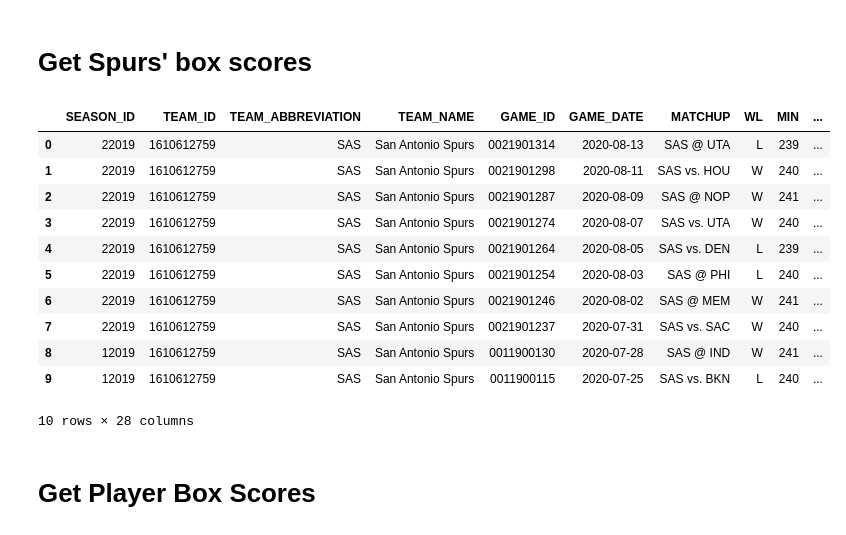
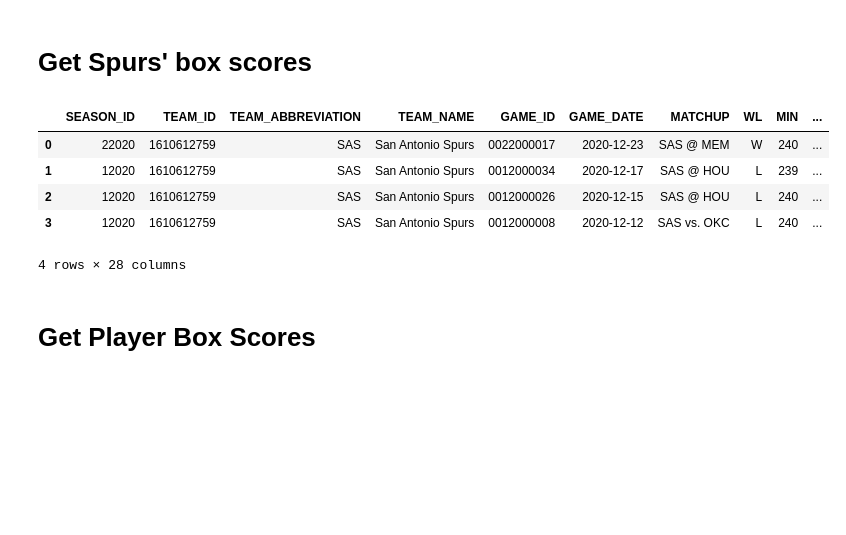
Before and after one commit to SpecCRA/vlads_data_project, a Jupyter notebook: data_scraper_prototype.ipynb, the cells around one changed output. Drawn from its saved outputs; the diff is of its cells as text; code cells hidden in the pictures; blank space fills up the shorter version.

Commit message:
updating script to current season

```diff
--- a/data_scraper_prototype.ipynb
+++ b/data_scraper_prototype.ipynb
@@ -56,22 +56,16 @@ spurs_id = spurs_info[0]['id'] # get spurs team ID
 # %%
 # find all Spurs games
 gamefinder = leaguegamefinder.LeagueGameFinder(team_id_nullable=spurs_id,
-                                              season_nullable='2019-20')
+                                              season_nullable='2020-21')
 spurs_games_df = gamefinder.get_data_frames()[0]
 spurs_games_df.head(n=10)
 # %% [output]
 |  | SEASON_ID | TEAM_ID | TEAM_ABBREVIATION | TEAM_NAME | GAME_ID | GAME_DATE | MATCHUP | WL | MIN | ... |
-| 0 | 22019 | 1610612759 | SAS | San Antonio Spurs | 0021901314 | 2020-08-13 | SAS @ UTA | L | 239 | ... |
-| 1 | 22019 | 1610612759 | SAS | San Antonio Spurs | 0021901298 | 2020-08-11 | SAS vs. HOU | W | 240 | ... |
-| 2 | 22019 | 1610612759 | SAS | San Antonio Spurs | 0021901287 | 2020-08-09 | SAS @ NOP | W | 241 | ... |
-| 3 | 22019 | 1610612759 | SAS | San Antonio Spurs | 0021901274 | 2020-08-07 | SAS vs. UTA | W | 240 | ... |
-| 4 | 22019 | 1610612759 | SAS | San Antonio Spurs | 0021901264 | 2020-08-05 | SAS vs. DEN | L | 239 | ... |
-| 5 | 22019 | 1610612759 | SAS | San Antonio Spurs | 0021901254 | 2020-08-03 | SAS @ PHI | L | 240 | ... |
-| 6 | 22019 | 1610612759 | SAS | San Antonio Spurs | 0021901246 | 2020-08-02 | SAS @ MEM | W | 241 | ... |
-| 7 | 22019 | 1610612759 | SAS | San Antonio Spurs | 0021901237 | 2020-07-31 | SAS vs. SAC | W | 240 | ... |
-| 8 | 12019 | 1610612759 | SAS | San Antonio Spurs | 0011900130 | 2020-07-28 | SAS @ IND | W | 241 | ... |
-| 9 | 12019 | 1610612759 | SAS | San Antonio Spurs | 0011900115 | 2020-07-25 | SAS vs. BKN | L | 240 | ... |
+| 0 | 22020 | 1610612759 | SAS | San Antonio Spurs | 0022000017 | 2020-12-23 | SAS @ MEM | W | 240 | ... |
+| 1 | 12020 | 1610612759 | SAS | San Antonio Spurs | 0012000034 | 2020-12-17 | SAS @ HOU | L | 239 | ... |
+| 2 | 12020 | 1610612759 | SAS | San Antonio Spurs | 0012000026 | 2020-12-15 | SAS @ HOU | L | 240 | ... |
+| 3 | 12020 | 1610612759 | SAS | San Antonio Spurs | 0012000008 | 2020-12-12 | SAS vs. OKC | L | 240 | ... |
-10 rows × 28 columns
+4 rows × 28 columns
 # %%
 spurs_games = list(spurs_games_df.GAME_ID.unique()) # grab unique list of game IDs
 # %% [markdown]
```
Also changed, not shown: parts of 4 cells of this notebook, 11 other files.
